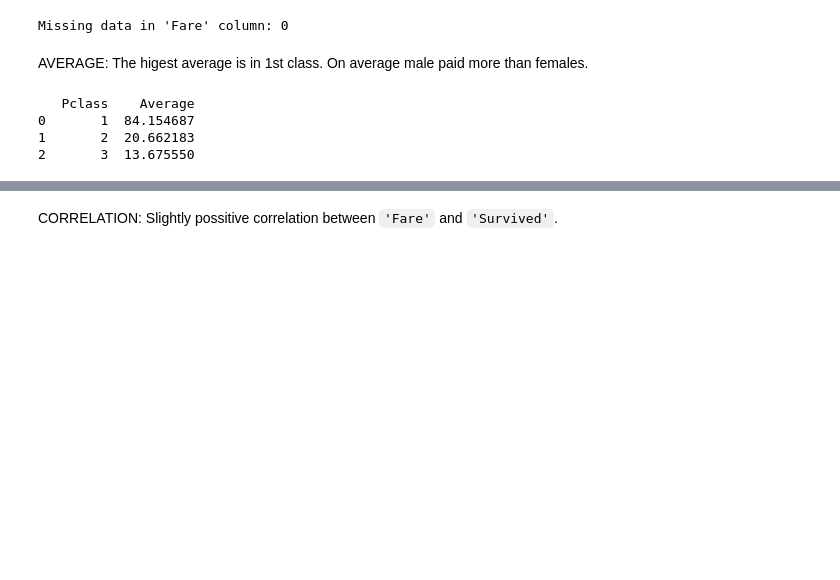
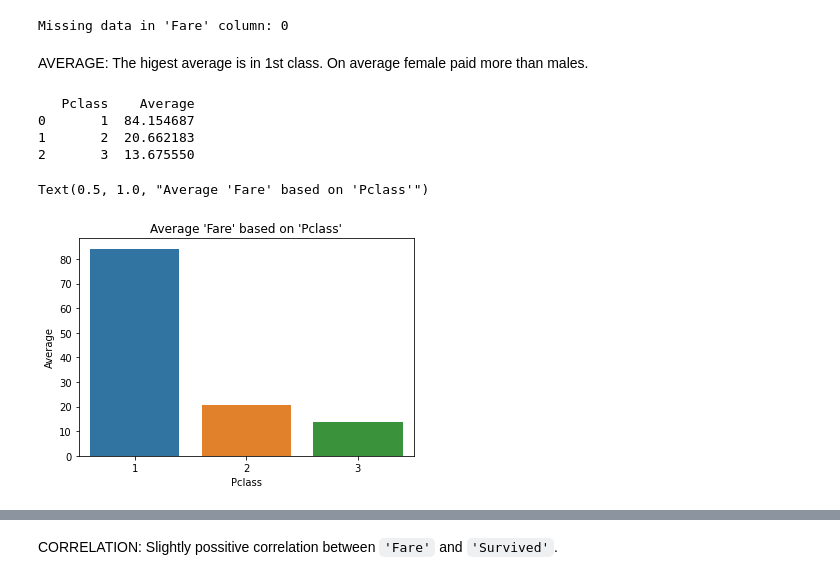
Before and after one commit to AShabunevich/Kaggle_practice_and_exercises, a Jupyter notebook: Titanic_Machine_Learning/titanic_project.ipynb, the cells around one changed output, grey strips where cells are left out. Drawn from its saved outputs; the diff is of its cells as text; code cells hidden in the pictures; blank space fills up the shorter version.

```diff
--- a/Titanic_Machine_Learning/titanic_project.ipynb
+++ b/Titanic_Machine_Learning/titanic_project.ipynb
@@ -682,16 +682,22 @@ print("Missing data in 'Fare' column:", fare_missing)
 # %% [output]
 Missing data in 'Fare' column: 0
 # %% [markdown]
-AVERAGE: The higest average is in 1st class. On average male paid more than females.
+AVERAGE: The higest average is in 1st class. On average female paid more than males.
 # %%
 #'Fare' average based on 'Pclass'
 mean_pclass_fare = train_data.groupby('Pclass').Fare.mean()
 
 mean_pclass_fare_table = pd.DataFrame({'Pclass':mean_pclass_fare.index, 'Average':mean_pclass_fare.values})
 print(mean_pclass_fare_table)
+
+#GRAPH
+sns.barplot(x='Pclass', y='Average', data=mean_pclass_fare_table)
+plt.title("Average 'Fare' based on 'Pclass'")
 # %% [output]
    Pclass    Average
 0       1  84.154687
 1       2  20.662183
 2       3  13.675550
+Text(0.5, 1.0, "Average 'Fare' based on 'Pclass'")
+[figure, added]
 # %%
```
Also changed, not shown: parts of 4 cells of this notebook.
